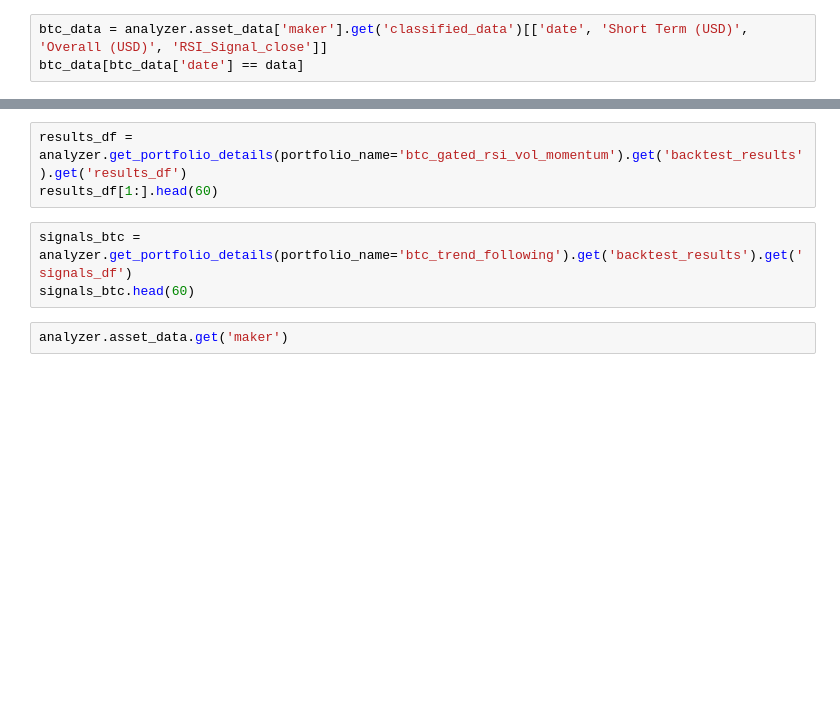
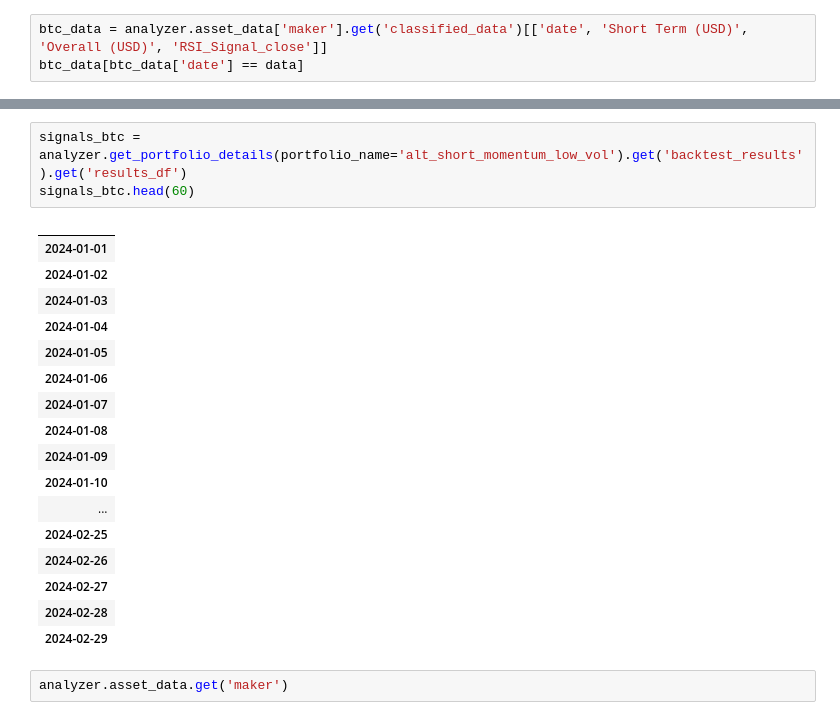
Before and after one commit to GabriellaAM/missioncontrolproject, a Jupyter notebook: ALT_MODEL_III.ipynb, the cells around one changed output, grey strips where cells are left out. Drawn from its saved outputs; the diff is of its cells as text; blank space fills up the shorter version.

Commit message:
Created portfolio management system for signal simulation. Must refactorize.

```diff
--- a/ALT_MODEL_III.ipynb
+++ b/ALT_MODEL_III.ipynb
@@ -370,8 +513,23 @@ btc_data[btc_data['date'] == data]
 # %%
-results_df = analyzer.get_portfolio_details(portfolio_name='btc_gated_rsi_vol_momentum').get('backtest_results').get('results_df')
-results_df[1:].head(60)
+signals_btc = analyzer.get_portfolio_details(portfolio_name='alt_short_momentum_low_vol').get('backtest_results').get('results_df')
+signals_btc.head(60)
+# %% [output]
+|  |
+| 2024-01-01 |
+| 2024-01-02 |
+| 2024-01-03 |
+| 2024-01-04 |
+| 2024-01-05 |
+| 2024-01-06 |
+| 2024-01-07 |
+| 2024-01-08 |
+| 2024-01-09 |
+| 2024-01-10 |
+| ... |
+| 2024-02-25 |
+| 2024-02-26 |
+| 2024-02-27 |
+| 2024-02-28 |
+| 2024-02-29 |
-# %%
-signals_btc = analyzer.get_portfolio_details(portfolio_name='btc_trend_following').get('backtest_results').get('signals_df')
-signals_btc.head(60)
 # %%
 analyzer.asset_data.get('maker')
```
Also changed, not shown: parts of 10 cells of this notebook, 2 other files.
